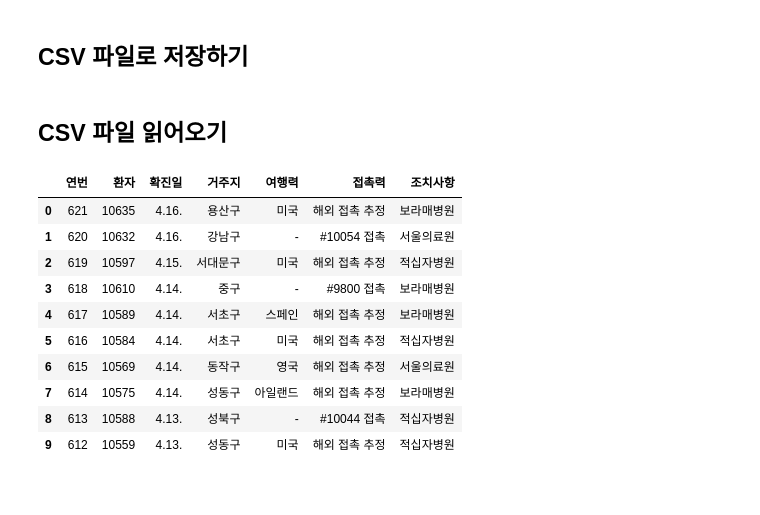
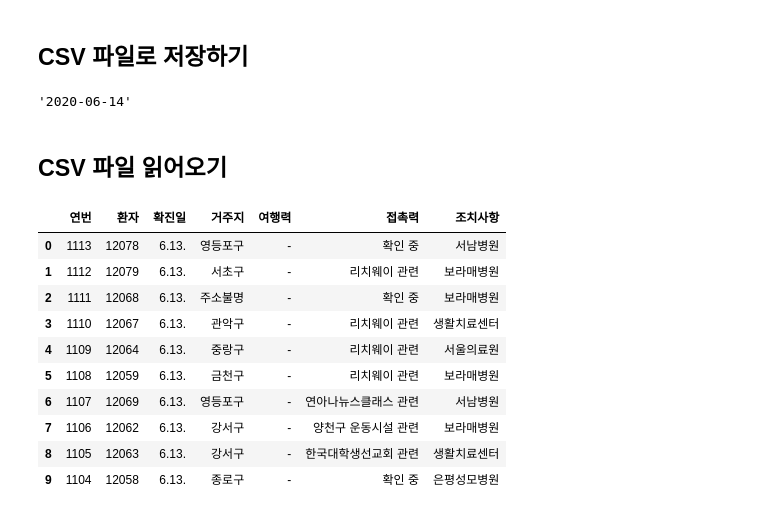
Before and after one commit to corazzon/COVID-19-eda, a Jupyter notebook: 05-seoul-covid-19-status-scrap.ipynb, the cells around one changed output. Drawn from its saved outputs; the diff is of its cells as text; code cells hidden in the pictures.

```diff
--- a/05-seoul-covid-19-status-scrap.ipynb
+++ b/05-seoul-covid-19-status-scrap.ipynb
@@ -122,3 +155,11 @@ df.head()
 # %% [markdown]
 ## CSV 파일로 저장하기
+# %%
+import datetime
+
+today = datetime.datetime.today()
+now = today.strftime('%Y-%m-%d')
+now
+# %% [output]
+'2020-06-14'
 # %%
@@ -126,19 +167,19 @@ df.to_csv("covid-19-seoul.csv", index=False)
 # %% [markdown]
 ## CSV 파일 읽어오기
 # %%
-pd.read_csv("covid-19-seoul.csv").head(10)
+pd.read_csv(f"covid-19-seoul-{now}.csv").head(10)
 # %% [output]
 |  | 연번 | 환자 | 확진일 | 거주지 | 여행력 | 접촉력 | 조치사항 |
-| 0 | 621 | 10635 | 4.16. | 용산구 | 미국 | 해외 접촉 추정 | 보라매병원 |
-| 1 | 620 | 10632 | 4.16. | 강남구 | - | #10054 접촉 | 서울의료원 |
-| 2 | 619 | 10597 | 4.15. | 서대문구 | 미국 | 해외 접촉 추정 | 적십자병원 |
-| 3 | 618 | 10610 | 4.14. | 중구 | - | #9800 접촉 | 보라매병원 |
-| 4 | 617 | 10589 | 4.14. | 서초구 | 스페인 | 해외 접촉 추정 | 보라매병원 |
-| 5 | 616 | 10584 | 4.14. | 서초구 | 미국 | 해외 접촉 추정 | 적십자병원 |
-| 6 | 615 | 10569 | 4.14. | 동작구 | 영국 | 해외 접촉 추정 | 서울의료원 |
-| 7 | 614 | 10575 | 4.14. | 성동구 | 아일랜드 | 해외 접촉 추정 | 보라매병원 |
-| 8 | 613 | 10588 | 4.13. | 성북구 | - | #10044 접촉 | 적십자병원 |
-| 9 | 612 | 10559 | 4.13. | 성동구 | 미국 | 해외 접촉 추정 | 적십자병원 |
+| 0 | 1113 | 12078 | 6.13. | 영등포구 | - | 확인 중 | 서남병원 |
+| 1 | 1112 | 12079 | 6.13. | 서초구 | - | 리치웨이 관련 | 보라매병원 |
+| 2 | 1111 | 12068 | 6.13. | 주소불명 | - | 확인 중 | 보라매병원 |
+| 3 | 1110 | 12067 | 6.13. | 관악구 | - | 리치웨이 관련 | 생활치료센터 |
+| 4 | 1109 | 12064 | 6.13. | 중랑구 | - | 리치웨이 관련 | 서울의료원 |
+| 5 | 1108 | 12059 | 6.13. | 금천구 | - | 리치웨이 관련 | 보라매병원 |
+| 6 | 1107 | 12069 | 6.13. | 영등포구 | - | 연아나뉴스클래스 관련 | 서남병원 |
+| 7 | 1106 | 12062 | 6.13. | 강서구 | - | 양천구 운동시설 관련 | 보라매병원 |
+| 8 | 1105 | 12063 | 6.13. | 강서구 | - | 한국대학생선교회 관련 | 생활치료센터 |
+| 9 | 1104 | 12058 | 6.13. | 종로구 | - | 확인 중 | 은평성모병원 |
 # %%
 df["접촉력"].value_counts()
 # %% [output]
```
Also changed, not shown: parts of 11 cells of this notebook.
